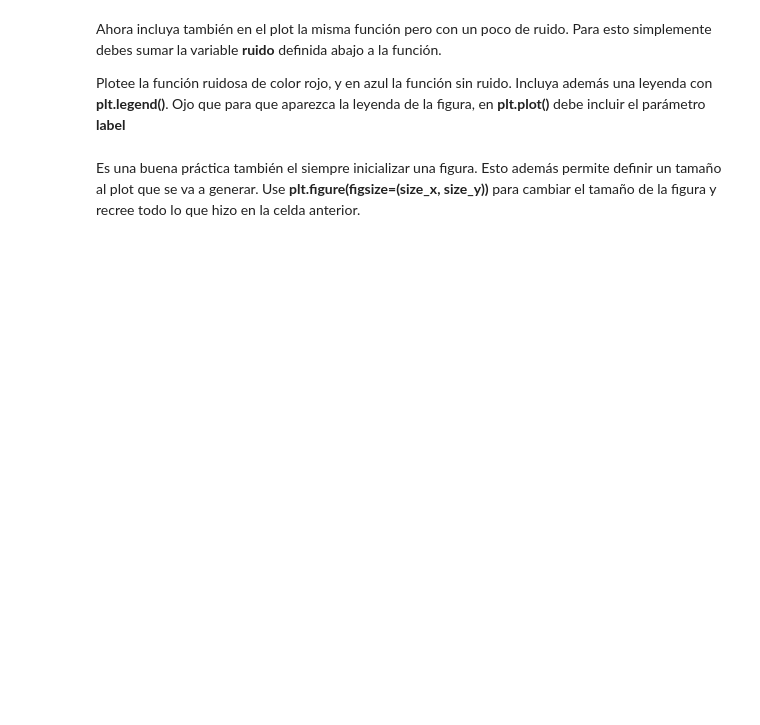
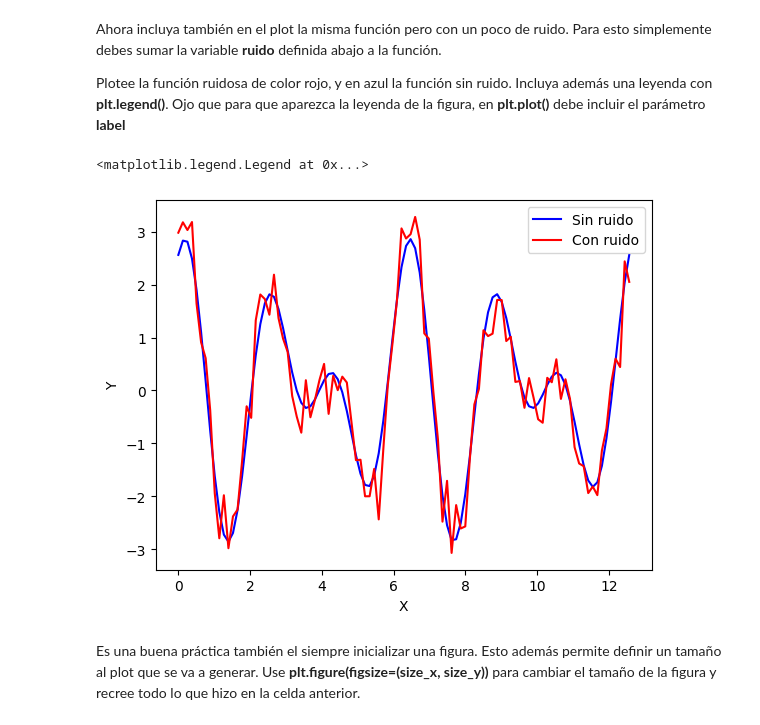
Before and after one commit to Cristobal-Gomez/Tarea-1, a Jupyter notebook: Tarea_1.ipynb, the cells around one changed output. Saved outputs shown, nothing was run; the diff lists cells and outputs as text; code cells hidden in the pictures; blank space fills up the shorter version.

```diff
--- a/Tarea_1.ipynb
+++ b/Tarea_1.ipynb
@@ -285,10 +363,23 @@ Plotee la función ruidosa de color rojo, y en azul la función sin ruido. Inclu
 # %%
 np.random.seed(19680801) # por ahora ignorar esto
 ruido = 0.4*np.random.randn(len(x_values))
 
 # Línea para plotear función sin ruido
 
+plt.plot(x_values,f_values, label = "Sin ruido", color = "blue")
+plt.xlabel("X")
+plt.ylabel("Y")
+plt.legend()
+
 
 # Línea para plotear función con ruido
+
+plt.plot(x_values,f_values + ruido , label = "Con ruido", color = "red")
+plt.xlabel("X")
+plt.ylabel("Y")
+plt.legend()
+# %% [output]
+<matplotlib.legend.Legend at 0x...>
+[figure, added]
 # %% [markdown]
 Es una buena práctica también el siempre inicializar una figura. Esto además permite definir un tamaño al plot que se va a generar. Use **plt.figure(figsize=(size_x, size_y))** para cambiar el tamaño de la figura y recree todo lo que hizo en la celda anterior.
```
Also changed, not shown: parts of 22 cells of this notebook.
